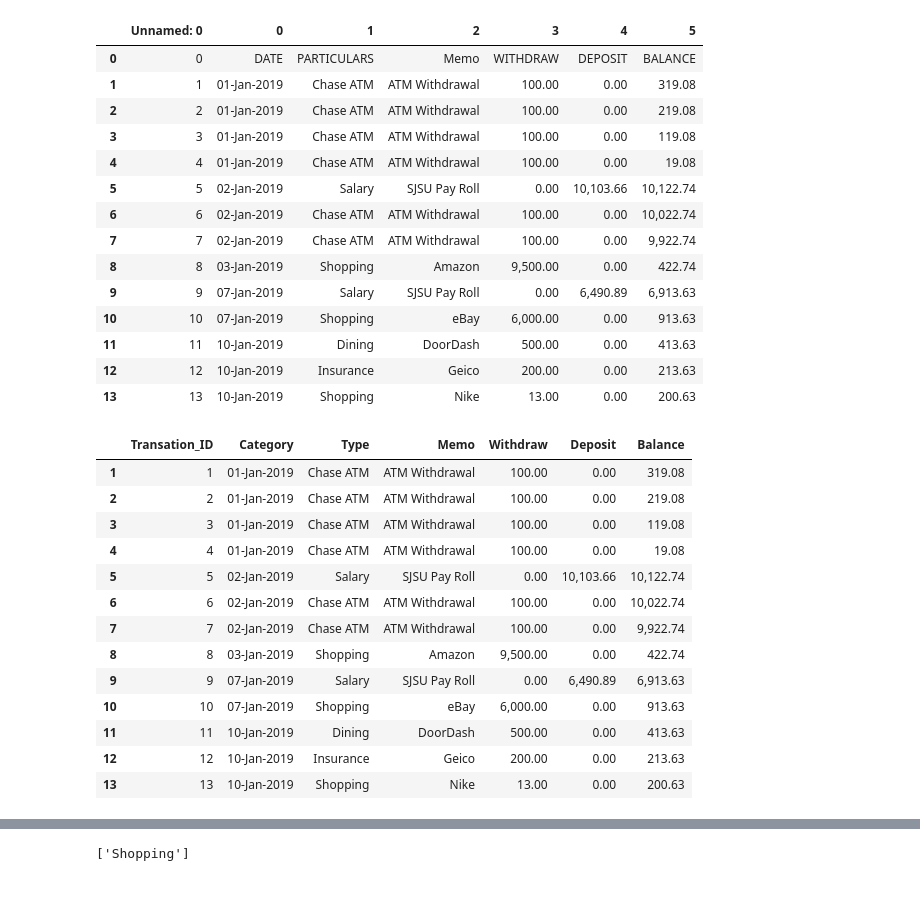
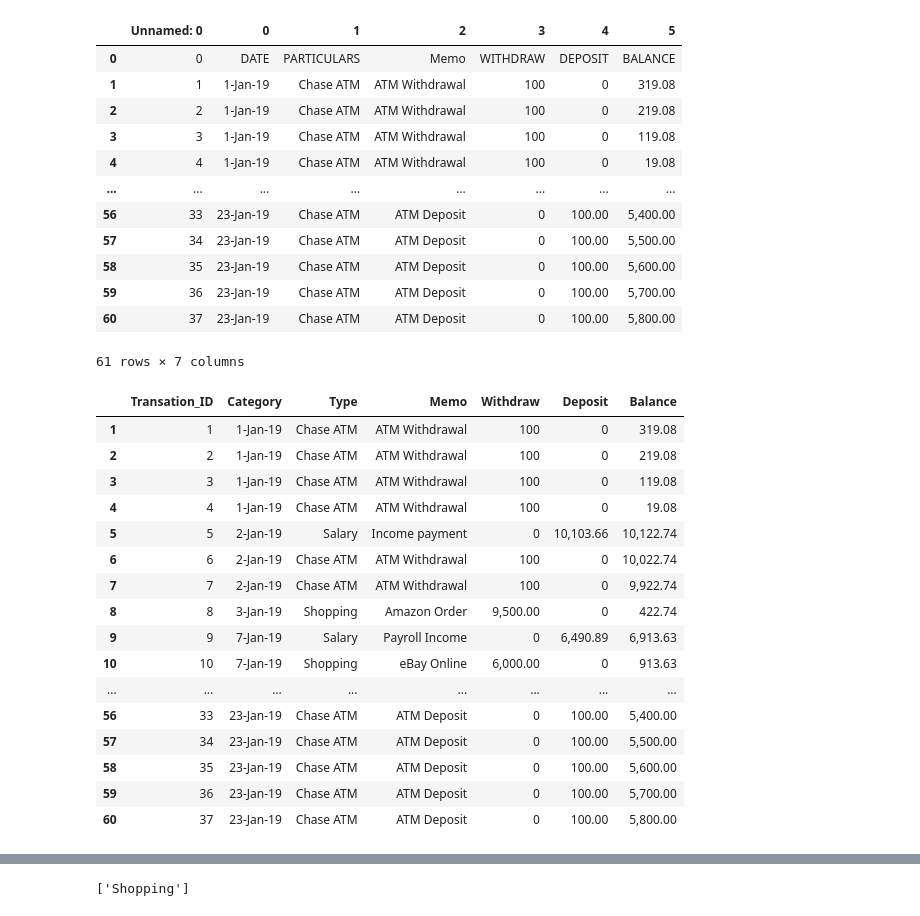
Before and after one commit to CooHee/Bank-Statement-Analyser, a Jupyter notebook: Classification.ipynb, the cells around one changed output, grey strips where cells are left out. Drawn from its saved outputs; the diff is of its cells as text; code cells hidden in the pictures.

```diff
--- a/Classification.ipynb
+++ b/Classification.ipynb
@@ -1,25 +1,23 @@
 # %%
 import pandas as pd
 import numpy as np
 
-data = pd.read_csv('/Users/runchentao/Desktop/CMPE 188 Team Project/file_name.csv')
+data = pd.read_csv('/Users/runchentao/Desktop/CMPE 188 Team Project/classification_input.csv')
 data
 # %% [output]
 |  | Unnamed: 0 | 0 | 1 | 2 | 3 | 4 | 5 |
 | 0 | 0 | DATE | PARTICULARS | Memo | WITHDRAW | DEPOSIT | BALANCE |
-| 1 | 1 | 01-Jan-2019 | Chase ATM | ATM Withdrawal | 100.00 | 0.00 | 319.08 |
-| 2 | 2 | 01-Jan-2019 | Chase ATM | ATM Withdrawal | 100.00 | 0.00 | 219.08 |
-| 3 | 3 | 01-Jan-2019 | Chase ATM | ATM Withdrawal | 100.00 | 0.00 | 119.08 |
-| 4 | 4 | 01-Jan-2019 | Chase ATM | ATM Withdrawal | 100.00 | 0.00 | 19.08 |
-| 5 | 5 | 02-Jan-2019 | Salary | SJSU Pay Roll | 0.00 | 10,103.66 | 10,122.74 |
-| 6 | 6 | 02-Jan-2019 | Chase ATM | ATM Withdrawal | 100.00 | 0.00 | 10,022.74 |
-| 7 | 7 | 02-Jan-2019 | Chase ATM | ATM Withdrawal | 100.00 | 0.00 | 9,922.74 |
-| 8 | 8 | 03-Jan-2019 | Shopping | Amazon | 9,500.00 | 0.00 | 422.74 |
-| 9 | 9 | 07-Jan-2019 | Salary | SJSU Pay Roll | 0.00 | 6,490.89 | 6,913.63 |
-| 10 | 10 | 07-Jan-2019 | Shopping | eBay | 6,000.00 | 0.00 | 913.63 |
-| 11 | 11 | 10-Jan-2019 | Dining | DoorDash | 500.00 | 0.00 | 413.63 |
-| 12 | 12 | 10-Jan-2019 | Insurance | Geico | 200.00 | 0.00 | 213.63 |
-| 13 | 13 | 10-Jan-2019 | Shopping | Nike | 13.00 | 0.00 | 200.63 |
+| 1 | 1 | 1-Jan-19 | Chase ATM | ATM Withdrawal | 100 | 0 | 319.08 |
+| 2 | 2 | 1-Jan-19 | Chase ATM | ATM Withdrawal | 100 | 0 | 219.08 |
+| 3 | 3 | 1-Jan-19 | Chase ATM | ATM Withdrawal | 100 | 0 | 119.08 |
+| 4 | 4 | 1-Jan-19 | Chase ATM | ATM Withdrawal | 100 | 0 | 19.08 |
+| ... | ... | ... | ... | ... | ... | ... | ... |
+| 56 | 33 | 23-Jan-19 | Chase ATM | ATM Deposit | 0 | 100.00 | 5,400.00 |
+| 57 | 34 | 23-Jan-19 | Chase ATM | ATM Deposit | 0 | 100.00 | 5,500.00 |
+| 58 | 35 | 23-Jan-19 | Chase ATM | ATM Deposit | 0 | 100.00 | 5,600.00 |
+| 59 | 36 | 23-Jan-19 | Chase ATM | ATM Deposit | 0 | 100.00 | 5,700.00 |
+| 60 | 37 | 23-Jan-19 | Chase ATM | ATM Deposit | 0 | 100.00 | 5,800.00 |
+61 rows × 7 columns
 # %%
 data.fillna("", inplace= True)
 data.columns = ['Transation_ID', 'Category', 'Type', 'Memo' , 'Withdraw', 'Deposit', 'Balance']
@@ -27,16 +25,19 @@ data = data.drop(0)
 data
 # %% [output]
 |  | Transation_ID | Category | Type | Memo | Withdraw | Deposit | Balance |
-| 1 | 1 | 01-Jan-2019 | Chase ATM | ATM Withdrawal | 100.00 | 0.00 | 319.08 |
-| 2 | 2 | 01-Jan-2019 | Chase ATM | ATM Withdrawal | 100.00 | 0.00 | 219.08 |
-| 3 | 3 | 01-Jan-2019 | Chase ATM | ATM Withdrawal | 100.00 | 0.00 | 119.08 |
-| 4 | 4 | 01-Jan-2019 | Chase ATM | ATM Withdrawal | 100.00 | 0.00 | 19.08 |
-| 5 | 5 | 02-Jan-2019 | Salary | SJSU Pay Roll | 0.00 | 10,103.66 | 10,122.74 |
-| 6 | 6 | 02-Jan-2019 | Chase ATM | ATM Withdrawal | 100.00 | 0.00 | 10,022.74 |
-| 7 | 7 | 02-Jan-2019 | Chase ATM | ATM Withdrawal | 100.00 | 0.00 | 9,922.74 |
-| 8 | 8 | 03-Jan-2019 | Shopping | Amazon | 9,500.00 | 0.00 | 422.74 |
-| 9 | 9 | 07-Jan-2019 | Salary | SJSU Pay Roll | 0.00 | 6,490.89 | 6,913.63 |
-| 10 | 10 | 07-Jan-2019 | Shopping | eBay | 6,000.00 | 0.00 | 913.63 |
-| 11 | 11 | 10-Jan-2019 | Dining | DoorDash | 500.00 | 0.00 | 413.63 |
-| 12 | 12 | 10-Jan-2019 | Insurance | Geico | 200.00 | 0.00 | 213.63 |
-| 13 | 13 | 10-Jan-2019 | Shopping | Nike | 13.00 | 0.00 | 200.63 |
+| 1 | 1 | 1-Jan-19 | Chase ATM | ATM Withdrawal | 100 | 0 | 319.08 |
+| 2 | 2 | 1-Jan-19 | Chase ATM | ATM Withdrawal | 100 | 0 | 219.08 |
+| 3 | 3 | 1-Jan-19 | Chase ATM | ATM Withdrawal | 100 | 0 | 119.08 |
+| 4 | 4 | 1-Jan-19 | Chase ATM | ATM Withdrawal | 100 | 0 | 19.08 |
+| 5 | 5 | 2-Jan-19 | Salary | Income payment | 0 | 10,103.66 | 10,122.74 |
+| 6 | 6 | 2-Jan-19 | Chase ATM | ATM Withdrawal | 100 | 0 | 10,022.74 |
+| 7 | 7 | 2-Jan-19 | Chase ATM | ATM Withdrawal | 100 | 0 | 9,922.74 |
+| 8 | 8 | 3-Jan-19 | Shopping | Amazon Order | 9,500.00 | 0 | 422.74 |
+| 9 | 9 | 7-Jan-19 | Salary | Payroll Income | 0 | 6,490.89 | 6,913.63 |
+| 10 | 10 | 7-Jan-19 | Shopping | eBay Online | 6,000.00 | 0 | 913.63 |
+| ... | ... | ... | ... | ... | ... | ... | ... |
+| 56 | 33 | 23-Jan-19 | Chase ATM | ATM Deposit | 0 | 100.00 | 5,400.00 |
+| 57 | 34 | 23-Jan-19 | Chase ATM | ATM Deposit | 0 | 100.00 | 5,500.00 |
+| 58 | 35 | 23-Jan-19 | Chase ATM | ATM Deposit | 0 | 100.00 | 5,600.00 |
+| 59 | 36 | 23-Jan-19 | Chase ATM | ATM Deposit | 0 | 100.00 | 5,700.00 |
+| 60 | 37 | 23-Jan-19 | Chase ATM | ATM Deposit | 0 | 100.00 | 5,800.00 |
```
Also changed, not shown: parts of 10 cells of this notebook, 5 other files.
